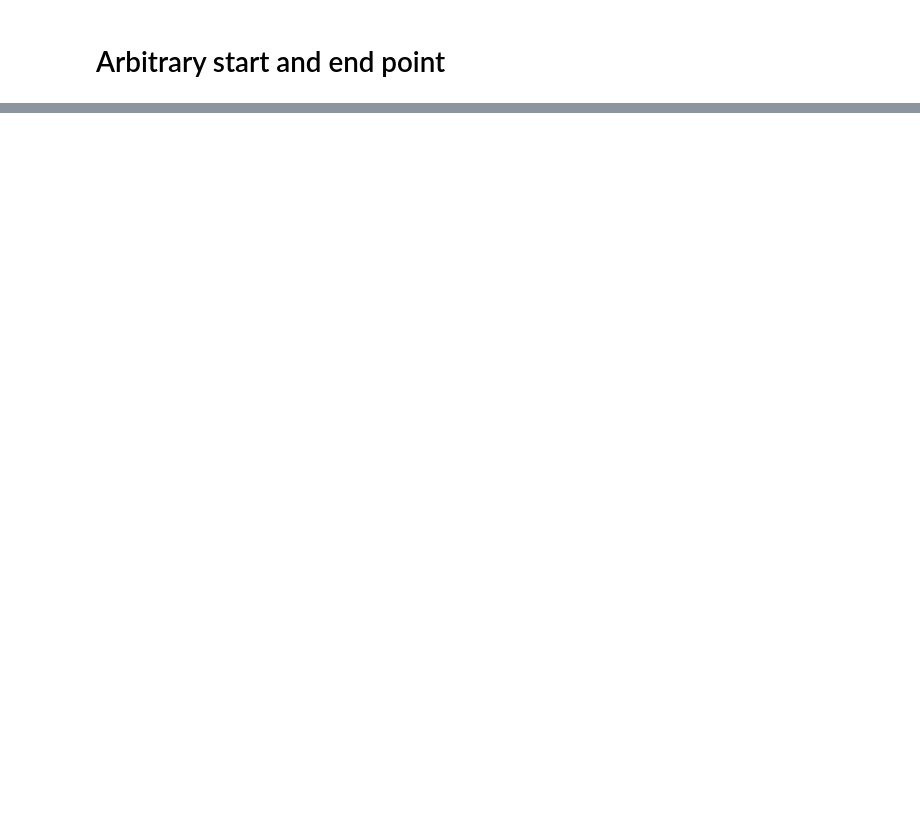
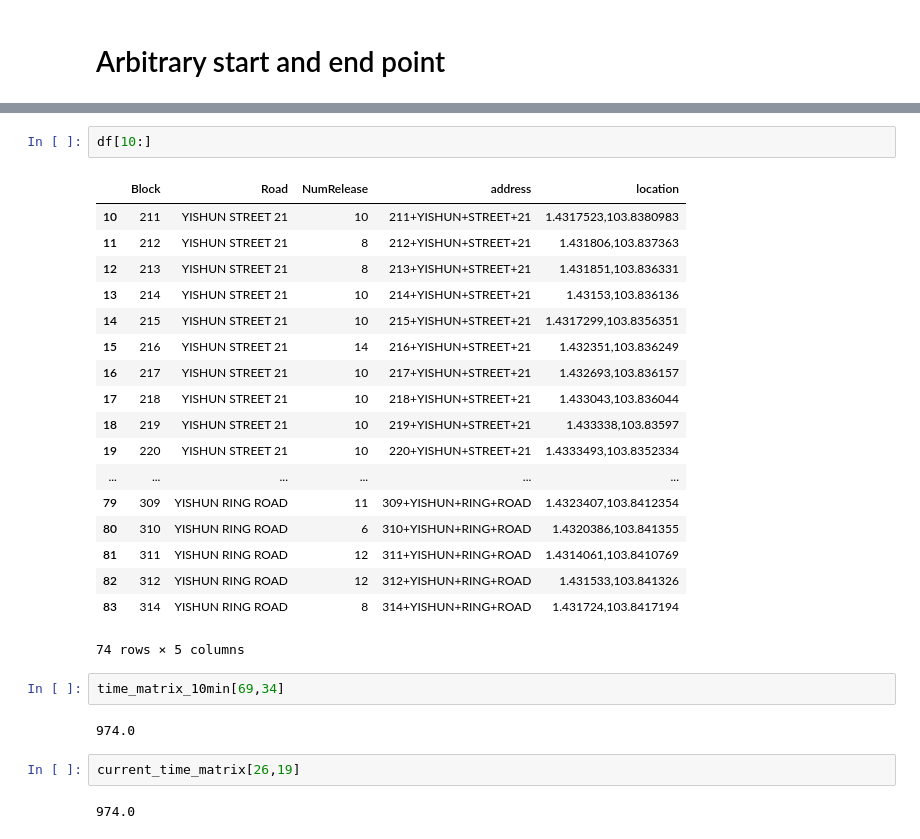
Before and after one commit to kitcatkai/wolbachia, a Jupyter notebook: wolbachia optimization-cy.ipynb, the cells around one changed output, grey strips where cells are left out. Saved outputs shown, nothing was run; the diff lists cells and outputs as text; blank space fills up the shorter version.

```diff
--- a/wolbachia optimization-cy.ipynb
+++ b/wolbachia optimization-cy.ipynb
@@ -493,0 +749,29 @@ Route for vehicle 5:
+# %%
+df[10:]
+# %% [output]
+|  | Block | Road | NumRelease | address | location |
+| 10 | 211 | YISHUN STREET 21 | 10 | 211+YISHUN+STREET+21 | 1.4317523,103.8380983 |
+| 11 | 212 | YISHUN STREET 21 | 8 | 212+YISHUN+STREET+21 | 1.431806,103.837363 |
+| 12 | 213 | YISHUN STREET 21 | 8 | 213+YISHUN+STREET+21 | 1.431851,103.836331 |
+| 13 | 214 | YISHUN STREET 21 | 10 | 214+YISHUN+STREET+21 | 1.43153,103.836136 |
+| 14 | 215 | YISHUN STREET 21 | 10 | 215+YISHUN+STREET+21 | 1.4317299,103.8356351 |
+| 15 | 216 | YISHUN STREET 21 | 14 | 216+YISHUN+STREET+21 | 1.432351,103.836249 |
+| 16 | 217 | YISHUN STREET 21 | 10 | 217+YISHUN+STREET+21 | 1.432693,103.836157 |
+| 17 | 218 | YISHUN STREET 21 | 10 | 218+YISHUN+STREET+21 | 1.433043,103.836044 |
+| 18 | 219 | YISHUN STREET 21 | 10 | 219+YISHUN+STREET+21 | 1.433338,103.83597 |
+| 19 | 220 | YISHUN STREET 21 | 10 | 220+YISHUN+STREET+21 | 1.4333493,103.8352334 |
+| ... | ... | ... | ... | ... | ... |
+| 79 | 309 | YISHUN RING ROAD | 11 | 309+YISHUN+RING+ROAD | 1.4323407,103.8412354 |
+| 80 | 310 | YISHUN RING ROAD | 6 | 310+YISHUN+RING+ROAD | 1.4320386,103.841355 |
+| 81 | 311 | YISHUN RING ROAD | 12 | 311+YISHUN+RING+ROAD | 1.4314061,103.8410769 |
+| 82 | 312 | YISHUN RING ROAD | 12 | 312+YISHUN+RING+ROAD | 1.431533,103.841326 |
+| 83 | 314 | YISHUN RING ROAD | 8 | 314+YISHUN+RING+ROAD | 1.431724,103.8417194 |
+74 rows × 5 columns
+# %%
+time_matrix_10min[69,34]
+# %% [output]
+974.0
+# %%
+current_time_matrix[26,19]
+# %% [output]
+974.0
```
Also changed, not shown: parts of 16 cells of this notebook, 1 other file.
